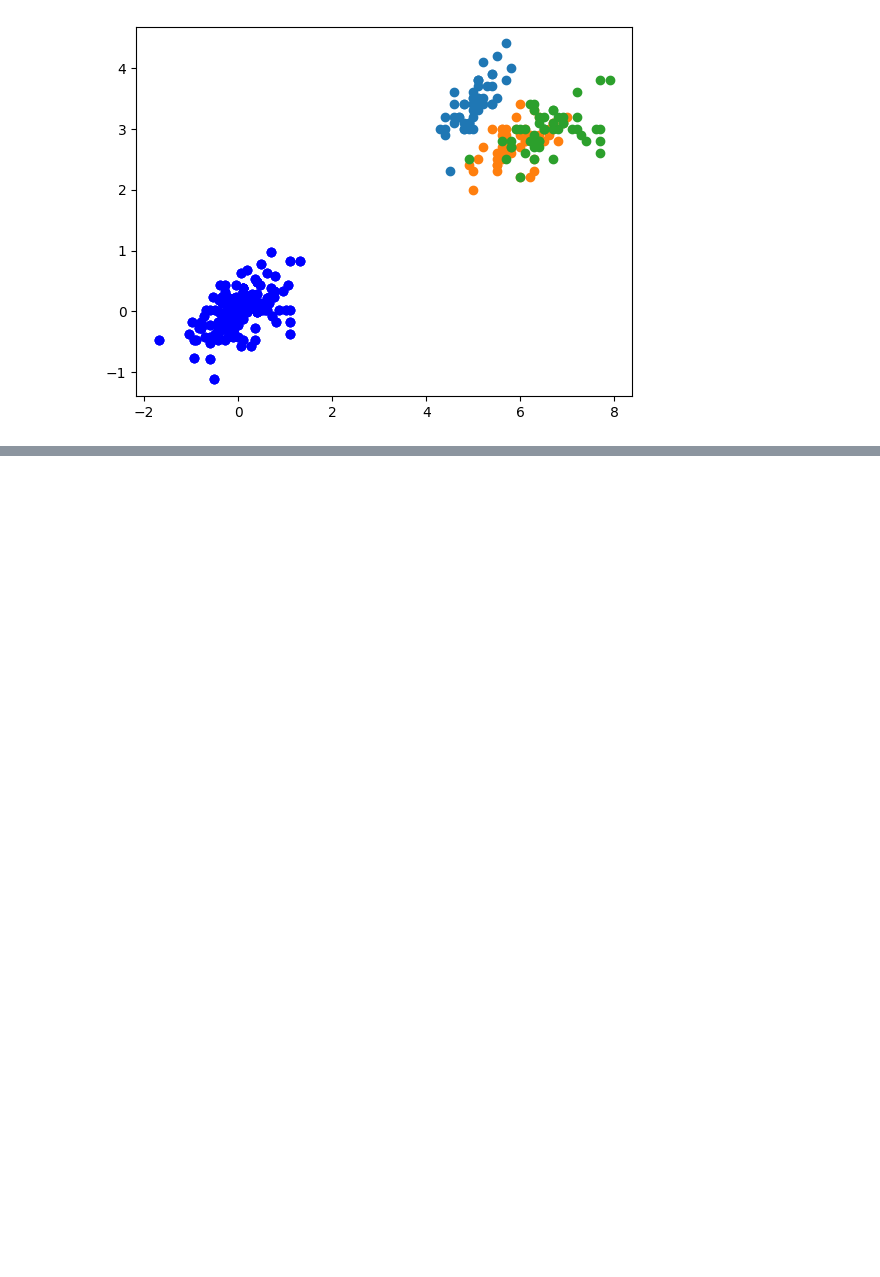
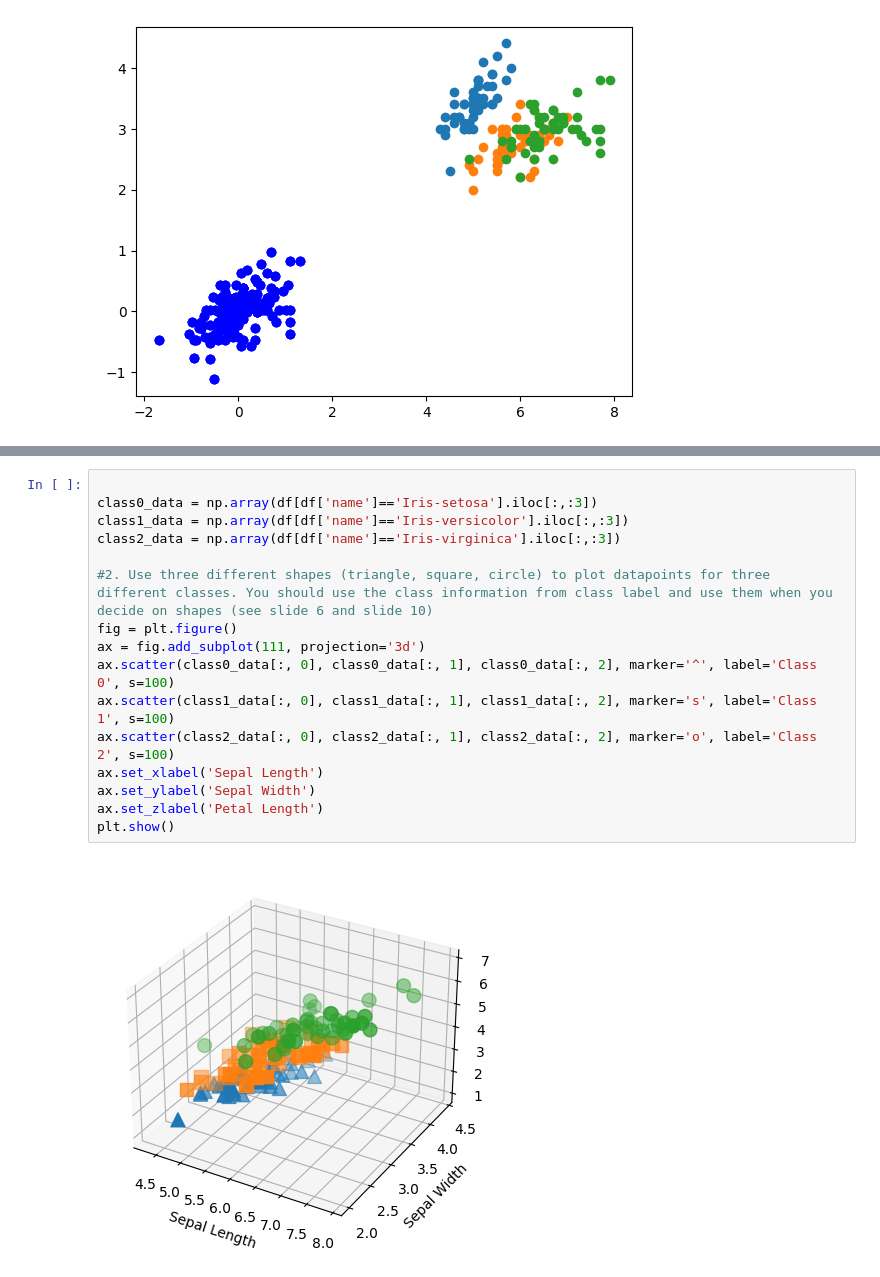
Before and after one commit to SyedT1/Data-Mining-CSC417, a Jupyter notebook: Week 2/Assignment_2.ipynb, the cells around one changed output, grey strips where cells are left out. Cells and saved outputs as stored; diff of their text form; blank space fills up the shorter version.

```diff
--- a/Week 2/Assignment_2.ipynb
+++ b/Week 2/Assignment_2.ipynb
@@ -139,3 +174,21 @@ plt.title('Sepal Length vs Sepal Width vs Petal Length')
 plt.show()
 # %% [output]
 [figure]
+# %%
+
+class0_data = np.array(df[df['name']=='Iris-setosa'].iloc[:,:3])
+class1_data = np.array(df[df['name']=='Iris-versicolor'].iloc[:,:3])
+class2_data = np.array(df[df['name']=='Iris-virginica'].iloc[:,:3])
+
+#2. Use three different shapes (triangle, square, circle) to plot datapoints for three different classes. You should use the class information from class label and use them when you decide on shapes (see slide 6 and slide 10)
+fig = plt.figure()
+ax = fig.add_subplot(111, projection='3d')
+ax.scatter(class0_data[:, 0], class0_data[:, 1], class0_data[:, 2], marker='^', label='Class 0', s=100)
+ax.scatter(class1_data[:, 0], class1_data[:, 1], class1_data[:, 2], marker='s', label='Class 1', s=100)
+ax.scatter(class2_data[:, 0], class2_data[:, 1], class2_data[:, 2], marker='o', label='Class 2', s=100)
+ax.set_xlabel('Sepal Length')
+ax.set_ylabel('Sepal Width')
+ax.set_zlabel('Petal Length')
+plt.show()
+# %% [output]
+[figure, added]
```
Also changed, not shown: parts of 12 cells of this notebook.
